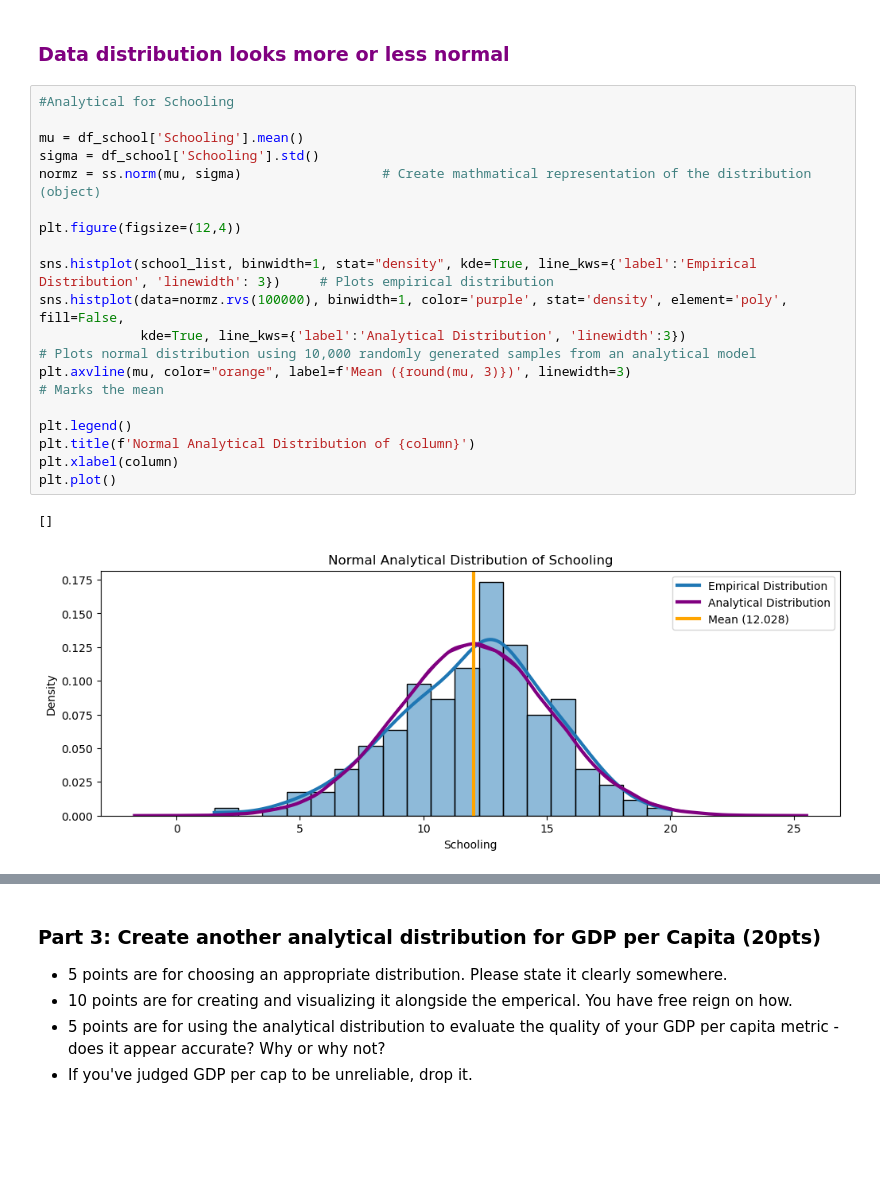
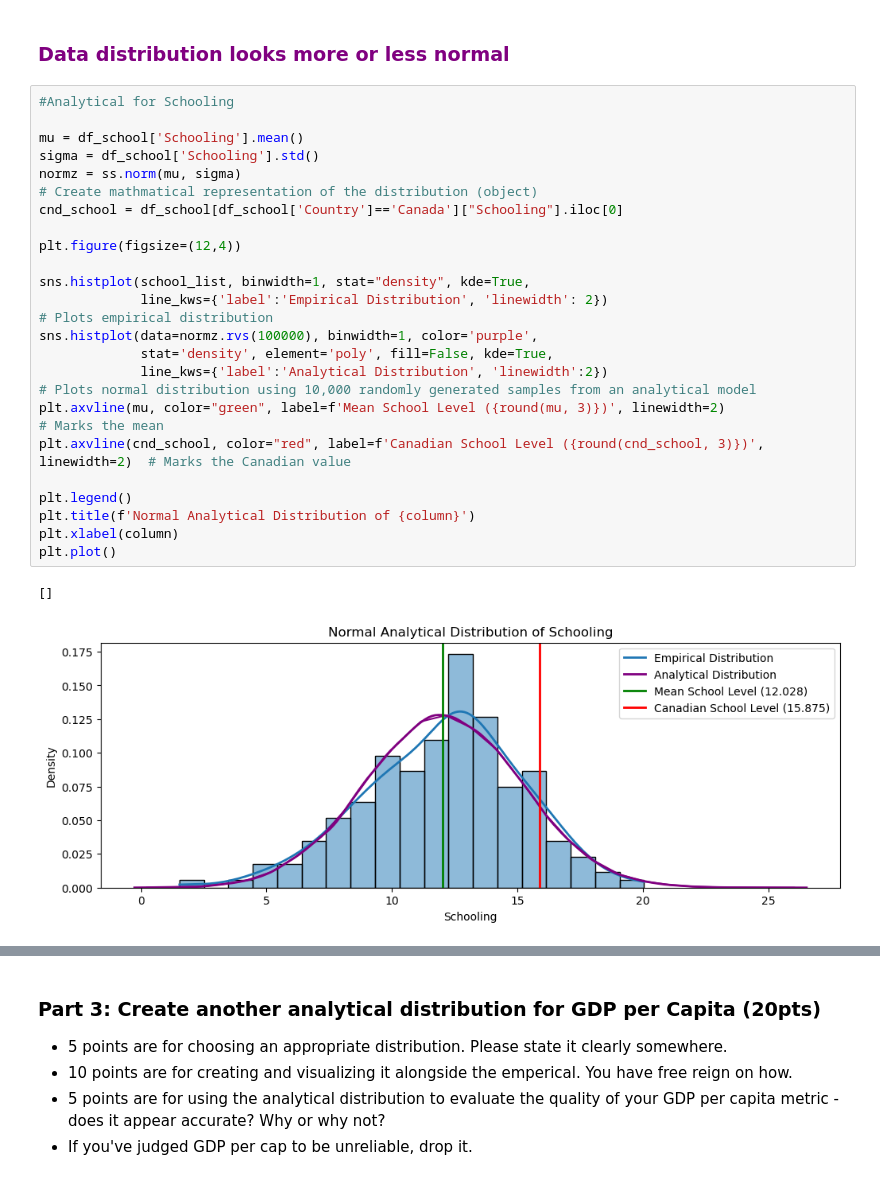
Before and after one commit to AkeemSemperDataScience/data3450-assignment-2-mlsiebold, a Jupyter notebook: START_Asn_2.ipynb, the cells around one changed output, grey strips where cells are left out. Saved outputs shown, nothing was run; the diff lists cells and outputs as text; blank space fills up the shorter version.

Commit message:
Part 2.2 analytical distribution

```diff
--- a/START_Asn_2.ipynb
+++ b/START_Asn_2.ipynb
@@ -243,21 +243,25 @@ plt.show()
 # %%
 #Analytical for Schooling
 
 mu = df_school['Schooling'].mean()
 sigma = df_school['Schooling'].std()
-normz = ss.norm(mu, sigma)                  # Create mathmatical representation of the distribution (object)
+normz = ss.norm(mu, sigma)                                                                                  # Create mathmatical representation of the distribution (object)
+cnd_school = df_school[df_school['Country']=='Canada']["Schooling"].iloc[0]
 
 plt.figure(figsize=(12,4))
 
-sns.histplot(school_list, binwidth=1, stat="density", kde=True, line_kws={'label':'Empirical Distribution', 'linewidth': 3})     # Plots empirical distribution
-sns.histplot(data=normz.rvs(100000), binwidth=1, color='purple', stat='density', element='poly', fill=False,
-             kde=True, line_kws={'label':'Analytical Distribution', 'linewidth':3})                                              # Plots normal distribution using 10,000 randomly generated samples from an analytical model
-plt.axvline(mu, color="orange", label=f'Mean ({round(mu, 3)})', linewidth=3)                                            # Marks the mean
+sns.histplot(school_list, binwidth=1, stat="density", kde=True,
+             line_kws={'label':'Empirical Distribution', 'linewidth': 2})                                   # Plots empirical distribution
+sns.histplot(data=normz.rvs(100000), binwidth=1, color='purple',
+             stat='density', element='poly', fill=False, kde=True,
+             line_kws={'label':'Analytical Distribution', 'linewidth':2})                                   # Plots normal distribution using 10,000 randomly generated samples from an analytical model
+plt.axvline(mu, color="green", label=f'Mean School Level ({round(mu, 3)})', linewidth=2)                    # Marks the mean
+plt.axvline(cnd_school, color="red", label=f'Canadian School Level ({round(cnd_school, 3)})', linewidth=2)  # Marks the Canadian value
 
 plt.legend()
 plt.title(f'Normal Analytical Distribution of {column}')
 plt.xlabel(column)
 plt.plot()
 # %% [output]
 []
-[figure, old version]
+[figure, new version]
```
Also changed, not shown: parts of 3 cells of this notebook.
